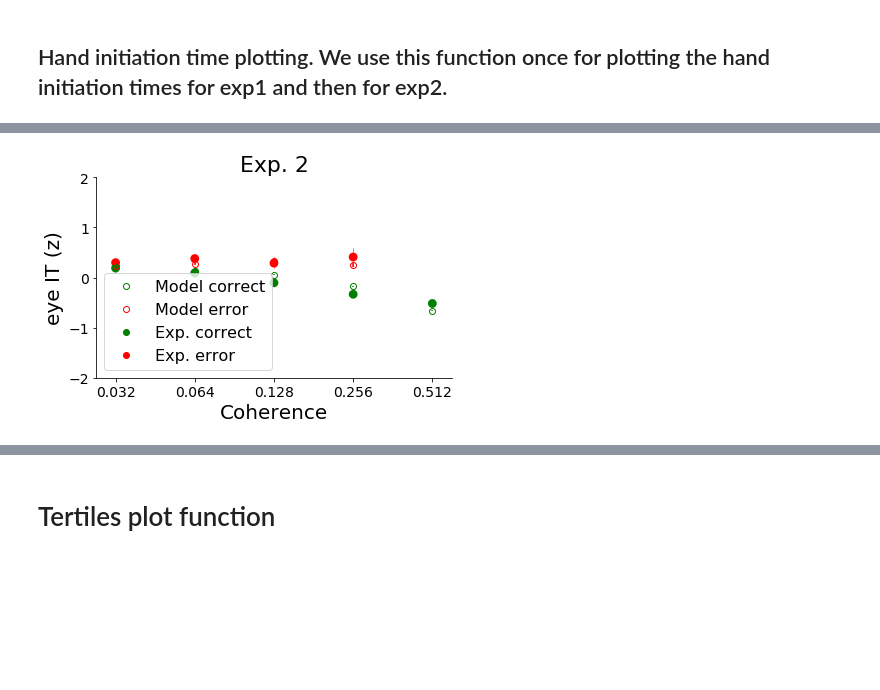
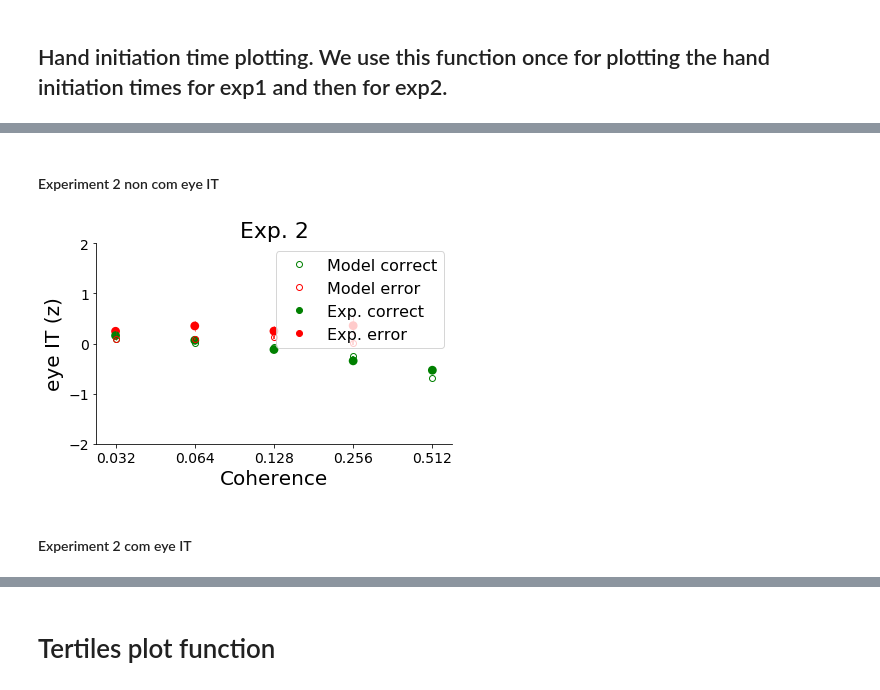
Before and after one commit to nidstigator/com_fixed_duration, a Jupyter notebook: plotting_code/python/results_notebook.ipynb, the cells around one changed output, grey strips where cells are left out. Saved outputs shown, nothing was run; the diff lists cells and outputs as text; code cells hidden in the pictures; blank space fills up the shorter version.

Commit message:
exlcuding non-com and com from init time plots, further general fixes to notebook and code redundancy reduction

```diff
--- a/plotting_code/python/results_notebook.ipynb
+++ b/plotting_code/python/results_notebook.ipynb
@@ -338,14 +338,15 @@ plot_figure_3(choices_2, 'Exp. 2')
 import matplotlib.lines as mlines
 
 
-def plot_var_exp_model(choices, exp, var, estimator=np.mean):
+def plot_var_exp_model(choices, exp, var, is_com, estimator=np.mean):
     plt.figure()
     save_path = '../../figures_output/'
-    ax = sns.pointplot(data=choices[(choices.coherence > 0) & (~choices.is_correct) & (choices.coherence != 0.512)],
+    file_string = 'non_com'
+    ax = sns.pointplot(data=choices[(choices.coherence > 0) & (~choices.is_correct) & (choices.coherence != 0.512) & (choices.is_com == is_com)],
                        x='coherence', y=var, linestyles=['--'], color='red',
                        markers=['o'], scale=1.0, errwidth=0.5, estimator=estimator,join=False)
 
-    sns.pointplot(data=choices[(choices.coherence > 0) & (choices.is_correct)],
+    sns.pointplot(data=choices[(choices.coherence > 0) & (choices.is_correct) & (choices.is_com == is_com)],
                        x='coherence', y=var, linestyles=['--'], color='green',
                        scale=1.0, errwidth=0.5, estimator=estimator, ax=ax, join=False)
 
@@ -362,24 +363,34 @@ def plot_var_exp_model(choices, exp, var, estimator=np.mean):
     if(exp == 'Exp. 1'):
         fig2c = pd.read_csv('../../figures_output/Fig2_c_exp1.txt', sep=',')
         fig2c.init_z_error[5] = np.nan
+        if(is_com):
+            file_string = 'com'
+            fig2c = pd.read_csv('../../figures_output/Fig2_c2_exp1.txt', sep=',')
         if(var == 'mouse_IT_z'):
             ax.errorbar(x=[0,1,2,3,4], y=fig2c.init_z_correct[1::], yerr=fig2c.init_z_correct_sem[1::],fmt='o',color='green', mfc='none', label='Correct')
             ax.errorbar(x=[0,1,2,3,4], y=fig2c.init_z_error[1::], yerr=fig2c.init_z_error_sem[1::],fmt='o', color='red', mfc='none', label='Error')
         if(var == 'eye_IT_z'):
             fig2c = pd.read_csv('../../figures_output/Fig2_d_exp1.txt', sep=',')
             fig2c.eye_init_z_error[5] = np.nan
+            if(is_com):
+                fig2c = pd.read_csv('../../figures_output/Fig2_d2_exp1.txt', sep=',')
             ax.errorbar(x=[0,1,2,3,4], y=fig2c.eye_init_z_correct[1::], yerr=fig2c.eye_init_z_correct_sem[1::],fmt='o',color='green', mfc='none', label='Model correct')
             ax.errorbar(x=[0,1,2,3,4], y=fig2c.eye_init_z_error[1::], yerr=fig2c.eye_init_z_error_sem[1::],fmt='o', color='red', mfc='none', label='Model error')
 
     if(exp == 'Exp. 2'):
         fig2c = pd.read_csv('../../figures_output/Fig2_c_exp2.txt', sep=',')
         fig2c.init_z_error[5] = np.nan
+        if(is_com):
+            file_string = 'com'
+            fig2c = pd.read_csv('../../figures_output/Fig2_c2_exp2.txt', sep=',')
         if(var == 'mouse_IT_z'):
             ax.errorbar(x=[0,1,2,3,4], y=fig2c.init_z_correct[1::], yerr=fig2c.init_z_correct_sem[1::],fmt='o',color='green', mfc='none', label='Model correct')
             ax.errorbar(x=[0,1,2,3,4], y=fig2c.init_z_error[1::], yerr=fig2c.init_z_error_sem[1::],fmt='o', color='red', mfc='none', label='Model error')
         if(var == 'eye_IT_z'):
             fig2c = pd.read_csv('../../figures_output/Fig2_d_exp2.txt', sep=',')
             fig2c.eye_init_z_error[5] = np.nan
+            if(is_com):
+                fig2c = pd.read_csv('../../figures_output/Fig2_d2_exp2.txt', sep=',')
             ax.errorbar(x=[0,1,2,3,4], y=fig2c.eye_init_z_correct[1::], yerr=fig2c.eye_init_z_correct_sem[1::],fmt='o',color='green', mfc='none', label='Model correct')
             ax.errorbar(x=[0,1,2,3,4], y=fig2c.eye_init_z_error[1::], yerr=fig2c.eye_init_z_error_sem[1::],fmt='o', color='red', mfc='none', label='Model error')
 
@@ -392,6 +403,6 @@ def plot_var_exp_model(choices, exp, var, estimator=np.mean):
         ax.set_ylabel('hand IT (z)')
     plt.tight_layout()
 
-    save_path = save_path + var + '_' + exp.lower().replace(" ", "_") + '.png'
+    save_path = save_path + var + '_' + file_string + '_' + exp.lower().replace(" ", "_") + '.png'
     plt.savefig(save_path, bbox_inches='tight')
 # %% [markdown]
@@ -413,4 +447,8 @@ plot_var_exp_model(choices_1, 'Exp. 1', 'eye_IT_z')
+# %% [markdown]
+#### Experiment 2  non com eye IT
 # %%
-plot_var_exp_model(choices_2, 'Exp. 2', 'eye_IT_z')
+plot_var_exp_model(choices_2, 'Exp. 2', 'eye_IT_z', False)
 # %% [output]
-[figure, old version]
+[figure, new version]
+# %% [markdown]
+#### Experiment 2  com eye IT
```
Also changed, not shown: parts of 24 cells of this notebook, 27 other files.
